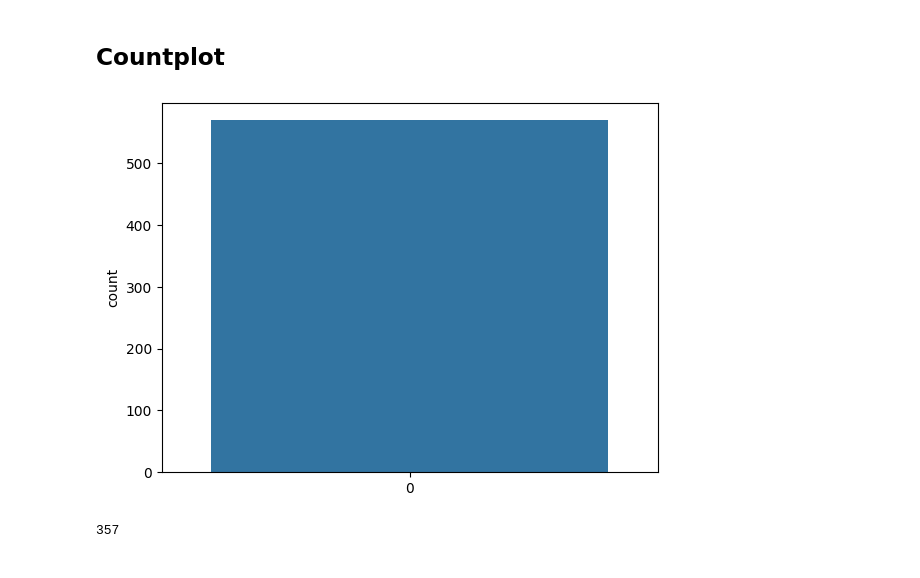
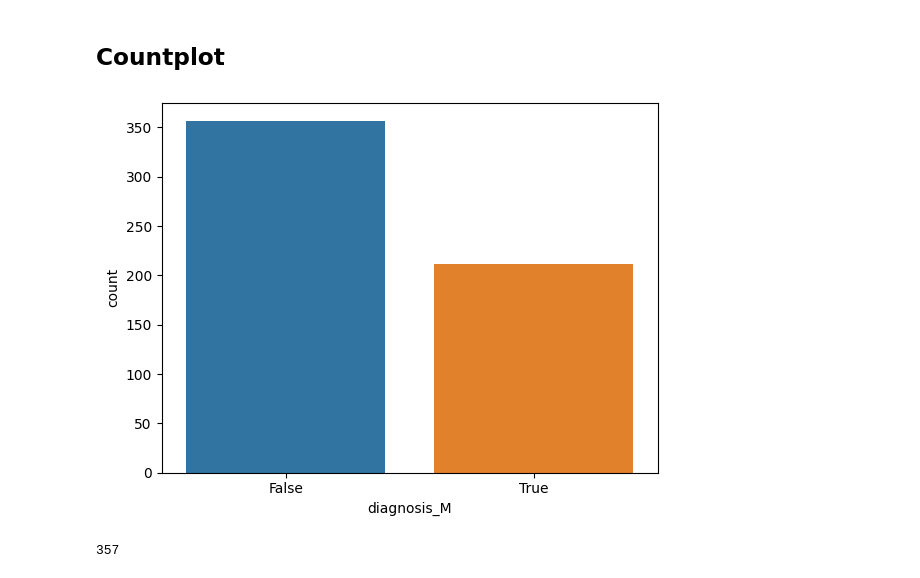
Before and after one commit to priyankarnd/MachineLearningProjects, a Jupyter notebook: Breast Cancer Detection/Breast_cancer_detection.ipynb, the cells around one changed output. Cells and saved outputs as stored; diff of their text form; code cells hidden in the pictures.

```diff
--- a/Breast Cancer Detection/Breast_cancer_detection.ipynb
+++ b/Breast Cancer Detection/Breast_cancer_detection.ipynb
@@ -152,10 +152,10 @@ dataset.shape
 # %% [markdown]
 ## Countplot
 # %%
-sns.countplot(dataset['diagnosis_M'], label='Count')
+sns.countplot(x = dataset['diagnosis_M'], label='Count')
 plt.show()
 # %% [output]
-[figure, old version]
+[figure, new version]
 # %%
 # benign (B) values
 (dataset.diagnosis_M == 0).sum()
```
Also changed, not shown: 2 other files.
